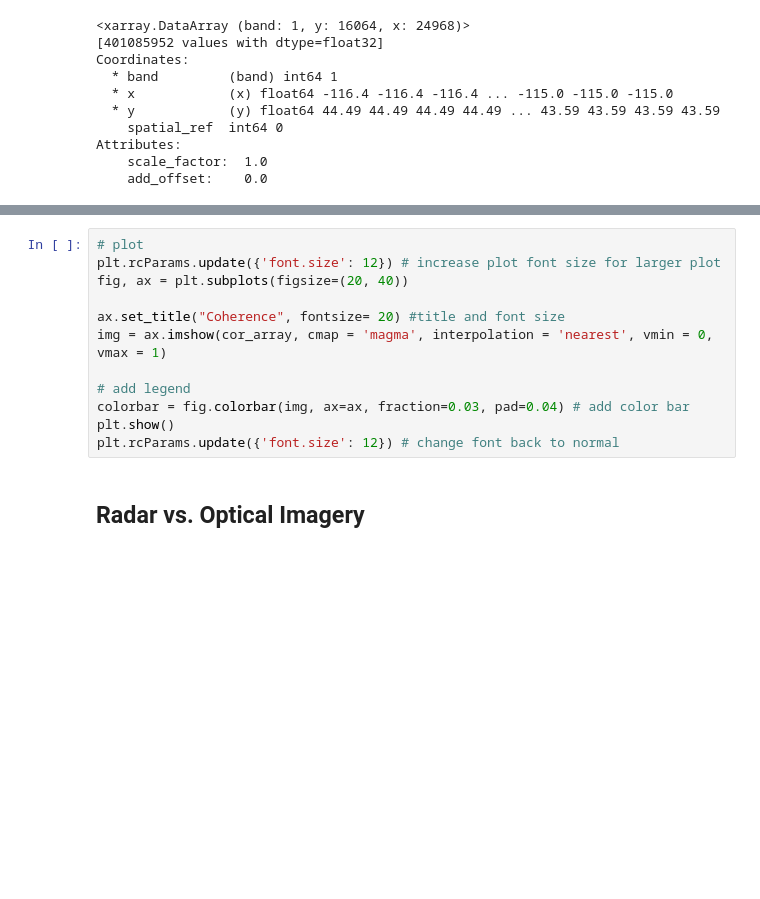
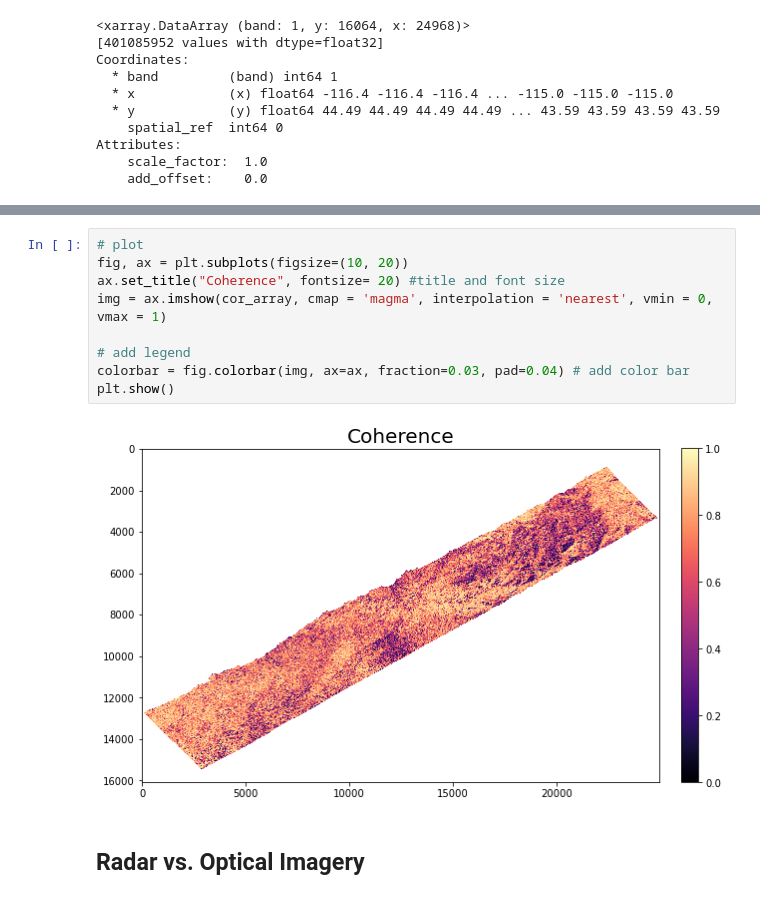
Before and after one commit to snowex-hackweek/website-2022, a Jupyter notebook: book/tutorials/sar/uavsar_2022.ipynb, the cells around one changed output, grey strips where cells are left out. Saved outputs shown, nothing was run; the diff lists cells and outputs as text; blank space fills up the shorter version.

```diff
--- a/book/tutorials/sar/uavsar_2022.ipynb
+++ b/book/tutorials/sar/uavsar_2022.ipynb
@@ -217,14 +210,13 @@ array([[nan, nan, nan, ..., nan, nan, nan],
 # %%
 # plot
-plt.rcParams.update({'font.size': 12}) # increase plot font size for larger plot
-fig, ax = plt.subplots(figsize=(20, 40))
-
+fig, ax = plt.subplots(figsize=(10, 20))
 ax.set_title("Coherence", fontsize= 20) #title and font size
 img = ax.imshow(cor_array, cmap = 'magma', interpolation = 'nearest', vmin = 0, vmax = 1)
 
 # add legend
 colorbar = fig.colorbar(img, ax=ax, fraction=0.03, pad=0.04) # add color bar
 plt.show()
-plt.rcParams.update({'font.size': 12}) # change font back to normal
+# %% [output]
+[figure, added]
 # %% [markdown]
 ## Radar vs. Optical Imagery
```
Also changed, not shown: parts of 10 cells of this notebook.
